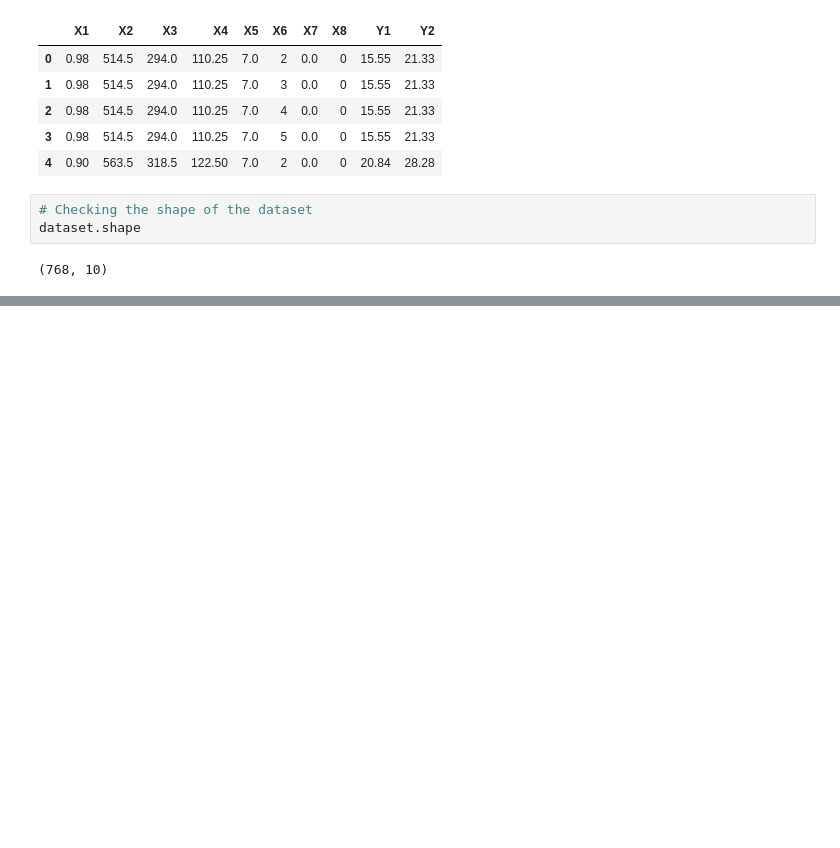
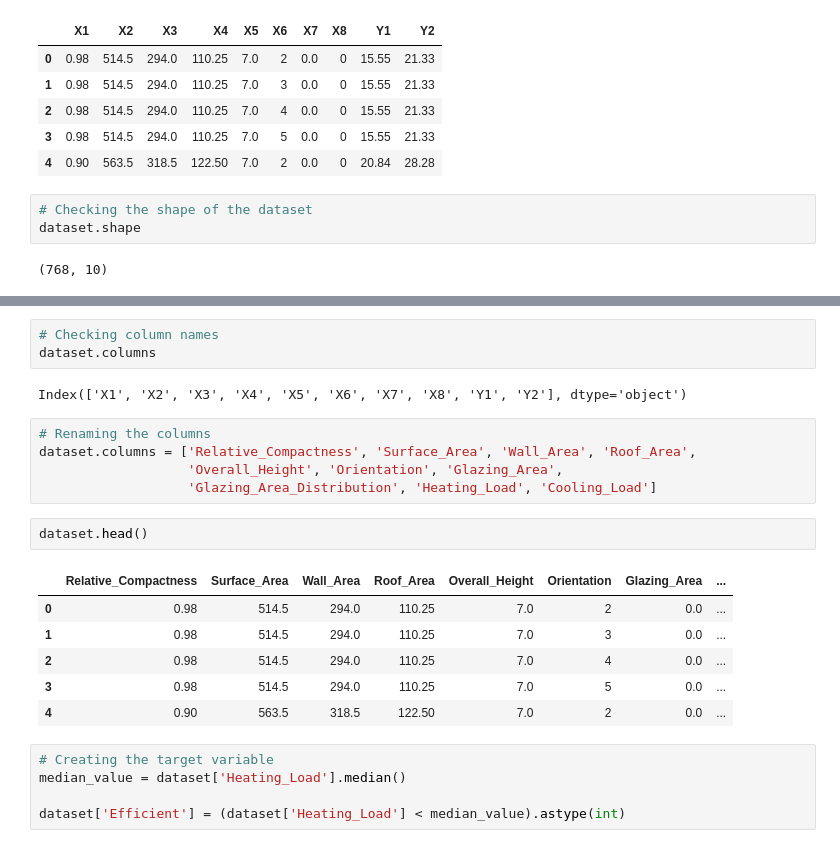
Before and after one commit to pericles-1995/C-Users-peric-Documents-GitHub-Machine-Learning, a Jupyter notebook: CA_Machine_Learning_GIT.ipynb, the cells around one changed output, grey strips where cells are left out. Cells and saved outputs as stored; diff of their text form; blank space fills up the shorter version.

```diff
--- a/CA_Machine_Learning_GIT.ipynb
+++ b/CA_Machine_Learning_GIT.ipynb
@@ -28,0 +57,24 @@ dataset.shape
+# %%
+# Checking column names
+dataset.columns
+# %% [output]
+Index(['X1', 'X2', 'X3', 'X4', 'X5', 'X6', 'X7', 'X8', 'Y1', 'Y2'], dtype='object')
+# %%
+# Renaming the columns
+dataset.columns = ['Relative_Compactness', 'Surface_Area', 'Wall_Area', 'Roof_Area',
+                   'Overall_Height', 'Orientation', 'Glazing_Area',
+                   'Glazing_Area_Distribution', 'Heating_Load', 'Cooling_Load']
+# %%
+dataset.head()
+# %% [output]
+|  | Relative_Compactness | Surface_Area | Wall_Area | Roof_Area | Overall_Height | Orientation | Glazing_Area | ... |
+| 0 | 0.98 | 514.5 | 294.0 | 110.25 | 7.0 | 2 | 0.0 | ... |
+| 1 | 0.98 | 514.5 | 294.0 | 110.25 | 7.0 | 3 | 0.0 | ... |
+| 2 | 0.98 | 514.5 | 294.0 | 110.25 | 7.0 | 4 | 0.0 | ... |
+| 3 | 0.98 | 514.5 | 294.0 | 110.25 | 7.0 | 5 | 0.0 | ... |
+| 4 | 0.90 | 563.5 | 318.5 | 122.50 | 7.0 | 2 | 0.0 | ... |
+# %%
+# Creating the target variable
+median_value = dataset['Heating_Load'].median()
+
+dataset['Efficient'] = (dataset['Heating_Load'] < median_value).astype(int)
```
Also changed, not shown: parts of 11 cells of this notebook.
